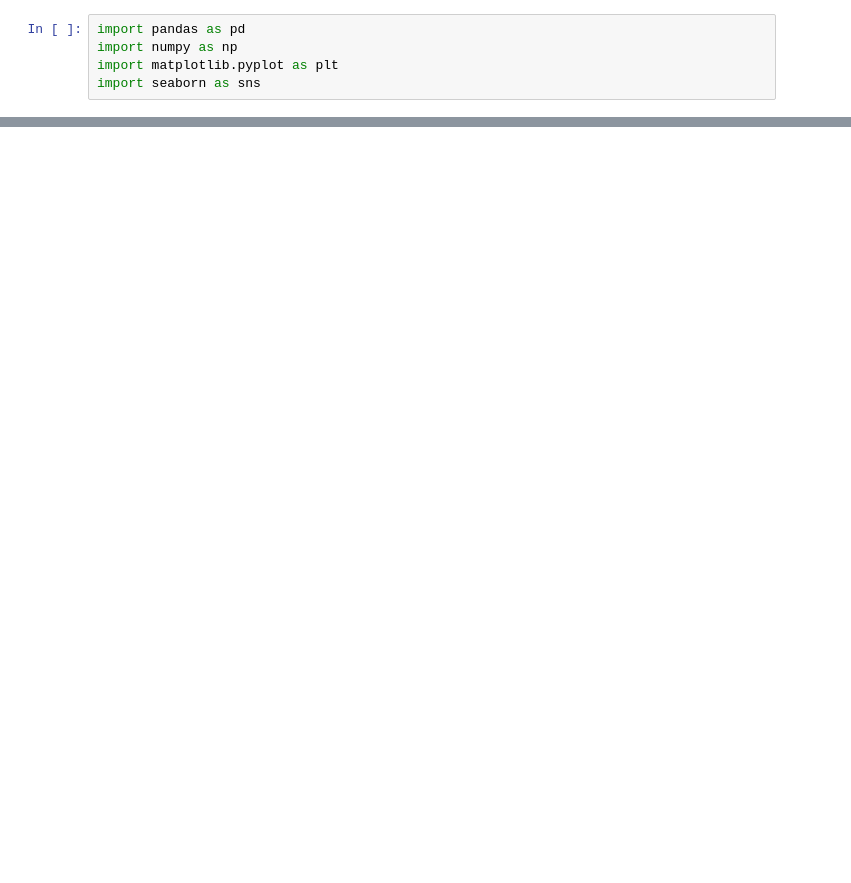
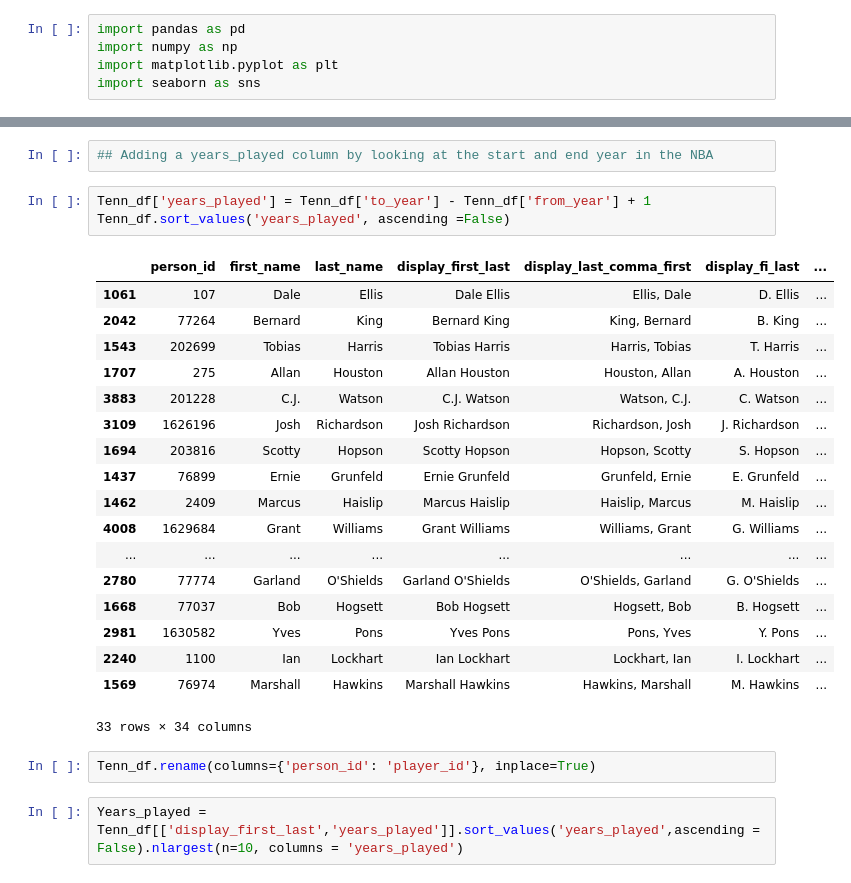
Before and after one commit to wileymartin/NBA, a Jupyter notebook: NBA.ipynb, the cells around one changed output, grey strips where cells are left out. Cells and saved outputs as stored; diff of their text form; blank space fills up the shorter version.

```diff
--- a/NBA.ipynb
+++ b/NBA.ipynb
@@ -72,0 +92,28 @@ SyntaxError: unmatched ']' (1114389657.py, line 1)
+# %%
+## Adding a years_played column by looking at the start and end year in the NBA
+# %%
+Tenn_df['years_played'] = Tenn_df['to_year'] - Tenn_df['from_year'] + 1
+Tenn_df.sort_values('years_played', ascending =False)
+# %% [output]
+|  | person_id | first_name | last_name | display_first_last | display_last_comma_first | display_fi_last | ... |
+| 1061 | 107 | Dale | Ellis | Dale Ellis | Ellis, Dale | D. Ellis | ... |
+| 2042 | 77264 | Bernard | King | Bernard King | King, Bernard | B. King | ... |
+| 1543 | 202699 | Tobias | Harris | Tobias Harris | Harris, Tobias | T. Harris | ... |
+| 1707 | 275 | Allan | Houston | Allan Houston | Houston, Allan | A. Houston | ... |
+| 3883 | 201228 | C.J. | Watson | C.J. Watson | Watson, C.J. | C. Watson | ... |
+| 3109 | 1626196 | Josh | Richardson | Josh Richardson | Richardson, Josh | J. Richardson | ... |
+| 1694 | 203816 | Scotty | Hopson | Scotty Hopson | Hopson, Scotty | S. Hopson | ... |
+| 1437 | 76899 | Ernie | Grunfeld | Ernie Grunfeld | Grunfeld, Ernie | E. Grunfeld | ... |
+| 1462 | 2409 | Marcus | Haislip | Marcus Haislip | Haislip, Marcus | M. Haislip | ... |
+| 4008 | 1629684 | Grant | Williams | Grant Williams | Williams, Grant | G. Williams | ... |
+| ... | ... | ... | ... | ... | ... | ... | ... |
+| 2780 | 77774 | Garland | O'Shields | Garland O'Shields | O'Shields, Garland | G. O'Shields | ... |
+| 1668 | 77037 | Bob | Hogsett | Bob Hogsett | Hogsett, Bob | B. Hogsett | ... |
+| 2981 | 1630582 | Yves | Pons | Yves Pons | Pons, Yves | Y. Pons | ... |
+| 2240 | 1100 | Ian | Lockhart | Ian Lockhart | Lockhart, Ian | I. Lockhart | ... |
+| 1569 | 76974 | Marshall | Hawkins | Marshall Hawkins | Hawkins, Marshall | M. Hawkins | ... |
+33 rows × 34 columns
+# %%
+Tenn_df.rename(columns={'person_id': 'player_id'}, inplace=True)
+# %%
+Years_played = Tenn_df[['display_first_last','years_played']].sort_values('years_played',ascending = False).nlargest(n=10, columns = 'years_played')
```
Also changed, not shown: parts of 23 cells of this notebook.
